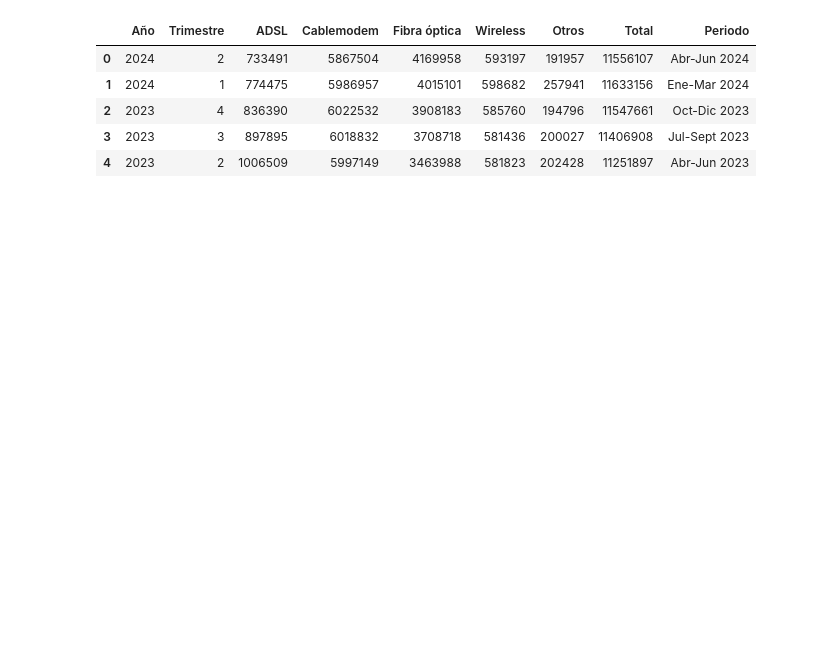
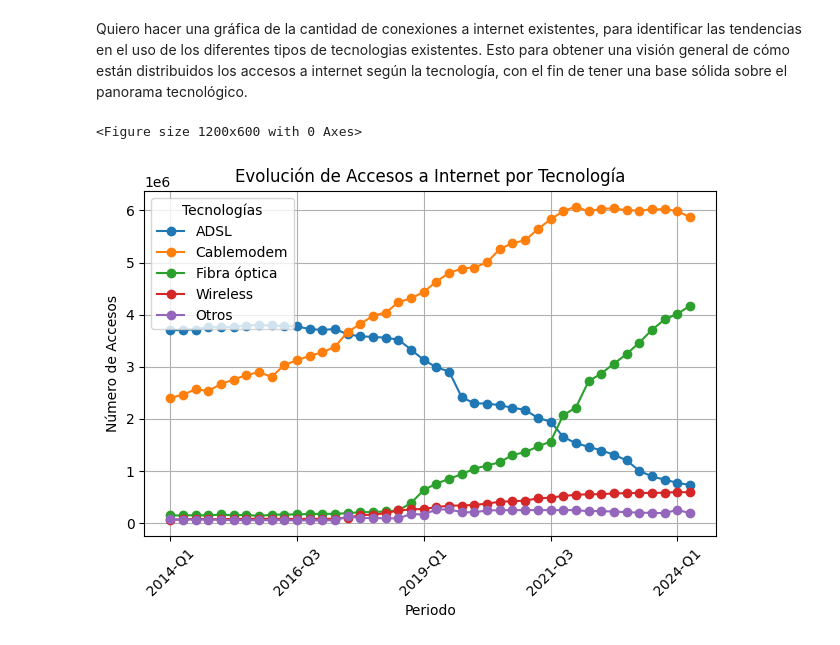
Before and after one commit to Anavig14/Individual2_Henry, a Jupyter notebook: ELT_internet.ipynb, the cells around one changed output. Cells and saved outputs as stored; diff of their text form; code cells hidden in the pictures; blank space fills up the shorter version.

```diff
--- a/ELT_internet.ipynb
+++ b/ELT_internet.ipynb
@@ -3,2 +21,3 @@ import pandas as pd
 # %%
-df = pd.read_excel('Internet.xlsx', sheet_name='Totales Accesos Por Tecnología')
+df_accesos = pd.read_excel('Internet.xlsx', sheet_name='Totales Accesos Por Tecnología')
+df_accesos.head()
@@ -5,9 +31,22 @@ df = pd.read_excel('Internet.xlsx', sheet_name='Totales Accesos Por Tecnología'
-# %%
-df.head()
-# %% [output]
-|  | Año | Trimestre | ADSL | Cablemodem | Fibra óptica | Wireless | Otros | Total | Periodo |
-| 0 | 2024 | 2 | 733491 | 5867504 | 4169958 | 593197 | 191957 | 11556107 | Abr-Jun 2024 |
-| 1 | 2024 | 1 | 774475 | 5986957 | 4015101 | 598682 | 257941 | 11633156 | Ene-Mar 2024 |
-| 2 | 2023 | 4 | 836390 | 6022532 | 3908183 | 585760 | 194796 | 11547661 | Oct-Dic 2023 |
-| 3 | 2023 | 3 | 897895 | 6018832 | 3708718 | 581436 | 200027 | 11406908 | Jul-Sept 2023 |
-| 4 | 2023 | 2 | 1006509 | 5997149 | 3463988 | 581823 | 202428 | 11251897 | Abr-Jun 2023 |
+# %% [markdown]
+Quiero hacer una gráfica de la cantidad de conexiones a internet existentes, para identificar las tendencias en el uso de los diferentes tipos de tecnologias existentes. Esto para obtener una visión general de cómo están distribuidos los accesos a internet según la tecnología, con el fin de tener una base sólida sobre el panorama tecnológico.
+# %%
+df_accesos['Periodo'] = df_accesos['Año'].astype(str) + '-Q' + df_accesos['Trimestre'].astype(str) #Periodo en indice
+df_accesos.sort_values(by=['Año', 'Trimestre'], inplace=True) #corregir orden cronologico
+df_accesos.set_index('Periodo', inplace=True)
+tecnologias = ['ADSL', 'Cablemodem', 'Fibra óptica', 'Wireless', 'Otros']
+
+# Grafica
+plt.figure(figsize=(12, 6))
+df_accesos[tecnologias].plot(kind='line', marker='o')
+plt.title('Evolución de Accesos a Internet por Tecnología')
+plt.xlabel('Periodo')
+plt.ylabel('Número de Accesos')
+plt.xticks(rotation=45)
+plt.legend(title='Tecnologías')
+plt.grid(True)
+plt.tight_layout()
+plt.show()
+# %% [output]
+<Figure size 1200x600 with 0 Axes>
+[figure, added]
```
Also changed, not shown: parts of 5 cells of this notebook.
